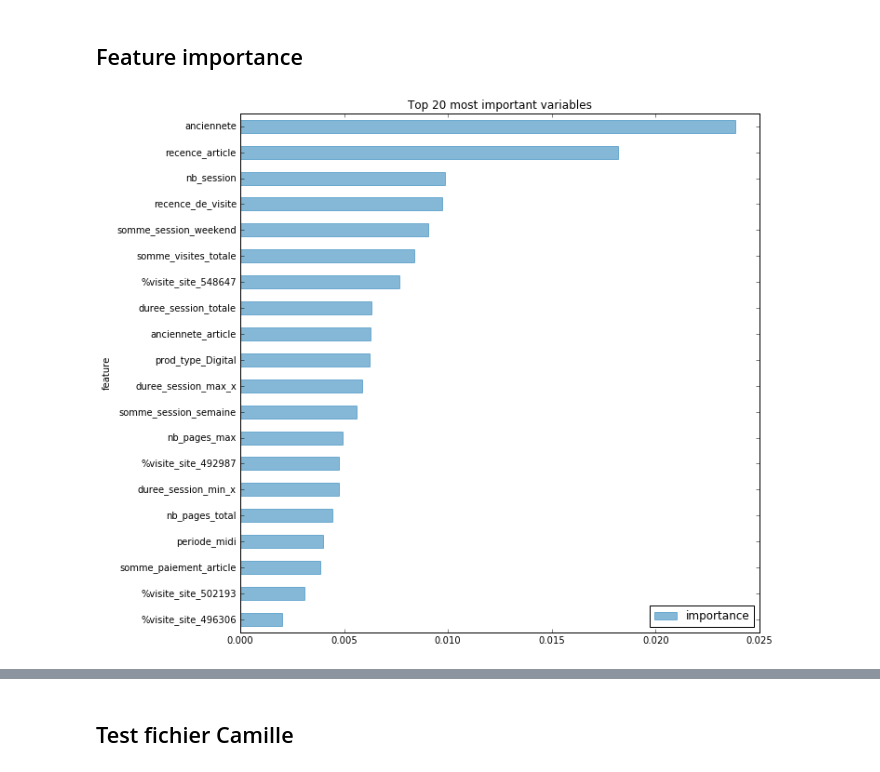
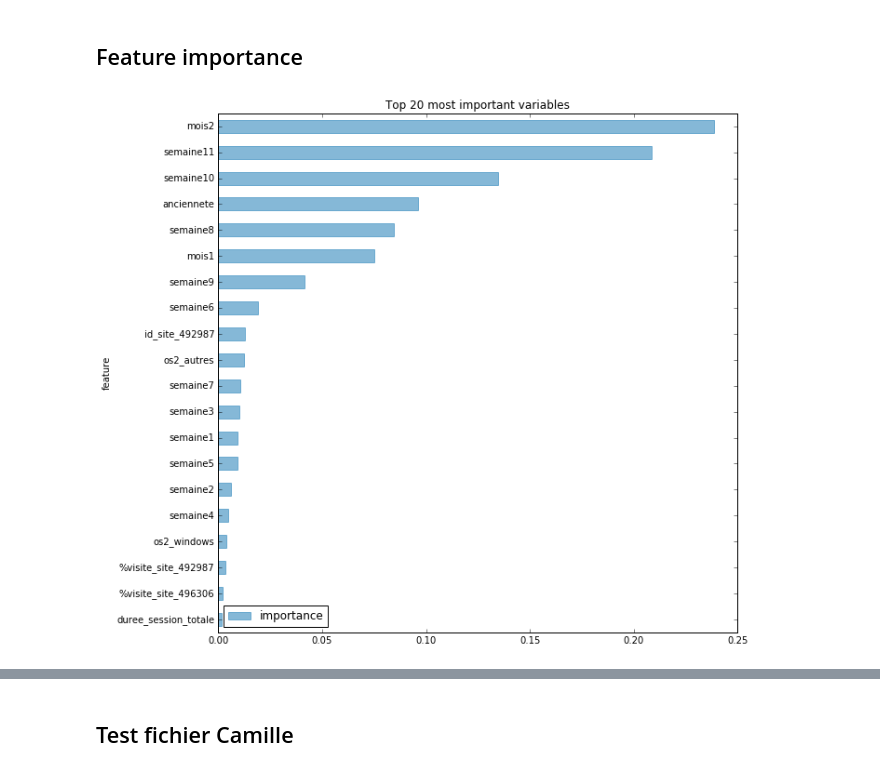
Before and after one commit to amauryfournier/L_Equipe, a Jupyter notebook: L_Equipe_ML.ipynb, the cells around one changed output, grey strips where cells are left out. Drawn from its saved outputs; the diff is of its cells as text; code cells hidden in the pictures.

```diff
--- a/L_Equipe_ML.ipynb
+++ b/L_Equipe_ML.ipynb
@@ -28,12 +28,13 @@ pd.set_option('display.max_columns', None)
 # %% [markdown]
 ## Chargement fichiers
 # %%
-path = "W:\L_equipe\dataframes\\"
-dftrain = pd.read_pickle(path+"\dataframe_ready_to_use.pkl")
-dftrain = pd.read_pickle(path+"\dataframe_ready_to_use_300_300.pkl")
+path = "W:\L_equipe\dataframes"
+dftrain = pd.read_pickle(path+"\dataframe_avec_commande_ready_to_use_300_300.pkl")
 dftrain.drop(["subscriber","theme_souscription"], axis=1, inplace =True)
-dftest = pd.read_pickle(path+"\dataframe_test_300_300.pkl")
+#dftrain.drop(["subscriber","theme_souscription", "prod_type_Digital"], axis=1, inplace =True)
+dftest = pd.read_pickle(path+"\dataframe_avec_commande_test_300_300_full_non_abo.pkl")
 dftest.drop(["subscriber","theme_souscription"], axis=1, inplace =True)
+#dftest.drop(["subscriber","theme_souscription",'prod_type_Digital'], axis=1, inplace =True)
 dftest.drop('id_client', axis=1, inplace = True)
 # %% [markdown]
 ## Profiling
@@ -157,6 +168,9 @@ model3 = GradientBoostingClassifier(loss='deviance', learning_rate= 0.1, min_sam
 #300_300
 #0.986666666667 {'learning_rate': 0.1, 'min_samples_leaf': 20, 'n_estimators': 1000, 'min_samples_split': 2,
 # 'random_state': 10, 'max_features': 0.3, 'max_depth': 10}
+#sans commandes
+#0.945 {'learning_rate': 0.1, 'min_samples_leaf': 10, 'n_estimators': 1000,
+#       'min_samples_split': 2, 'random_state': None, 'max_features': 'sqrt', 'max_depth': 3}
 
 # --linear SVM
 model4 = LinearSVC(max_iter=100000, random_state=None, tol=5.2e-6, dual=False)
@@ -170,6 +184,12 @@ model5 = GaussianNB()
 # -- LogisticRegression
 model6 = LogisticRegression(max_iter=500,tol=1e-05)
 #0.959899749373 {'max_iter': 500, 'tol': 1e-05}
+
+# --KNN
+model7 = KNeighborsClassifier(n_neighbors=6)
+
+# --Decision Tree
+model8 = DecisionTreeClassifier()
 
 #--Ensemble models
 modele1 = VotingClassifier(estimators = [('gb', model3),('rf', model1)
@@ -187,6 +207,7 @@ tuned_parameters = {"voting" : ["soft","hard"]}
 # ----------------------------------------------------#
 dic_model={"model1":["rf",model1, {}],"model2":["et",model2,{}],"model3":["gb",model3,{}]
            ,"model4":["svm",model4,{}],"model5":["nb",model5,{}],"model6":["lr",model6,{}]
+           ,"model7" :["knn", model7,{}], "model8" :["dt",model6,{}]
            ,"modele1":["gb+rf+lr",modele1,{"voting" : ["soft","hard"],
                                                    "weights" : [None,[1,1,1],[2,1,1],[3,1,2],[1,2,3],[3,1,1]]}]
            ,"modele2":["full",modele2,{"voting" : ["soft","hard"],
@@ -298,27 +558,27 @@ svm TP: 95 FP: 3 TN: 3890 FN: 172
 # %%
 %matplotlib inline
 
 feature_importances_data = []
 features = X.columns
-for feature_name, feature_importance in zip(features, model3.feature_importances_):
+for feature_name, feature_importance in zip(features, model2.feature_importances_):
     feature_importances_data.append({
         'feature': feature_name,
         'importance': feature_importance
     })
 
 # Plot the results
 pd.DataFrame(feature_importances_data)\
     .set_index('feature')\
     .sort('importance')[-20::]\
     .plot(title='Top 20 most important variables',
           kind='barh',
           figsize=(10, 10),
           color='#348ABD',
           alpha=0.6,
           lw='1',
           edgecolor='#348ABD',
           grid=False,)
 
 plt.savefig("W:\\L_equipe\modeles\gb_98_features_importance.png")
 # %% [output]
-[figure, old version]
+[figure, new version]
```
Also changed, not shown: parts of 13 cells of this notebook, 2 other files.
